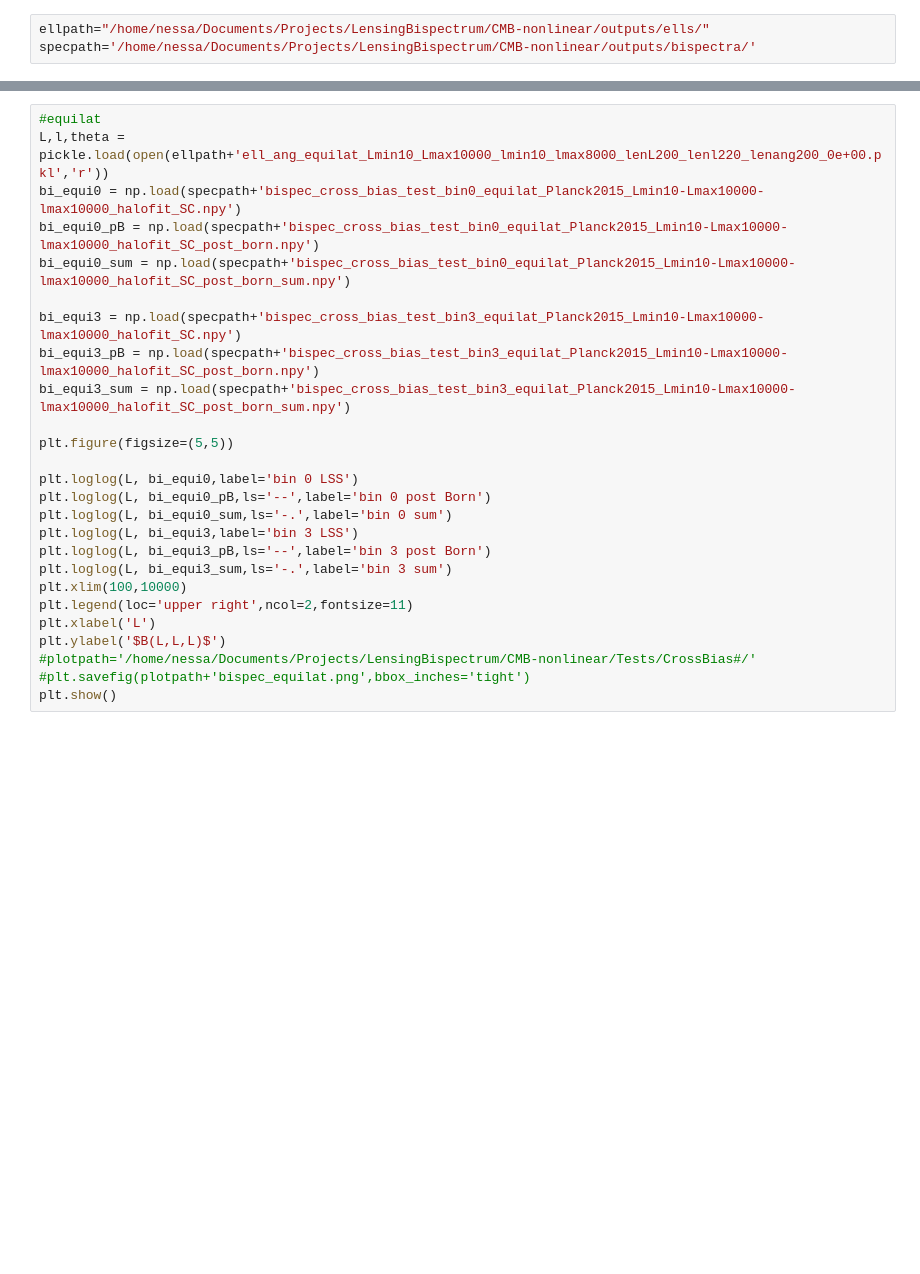
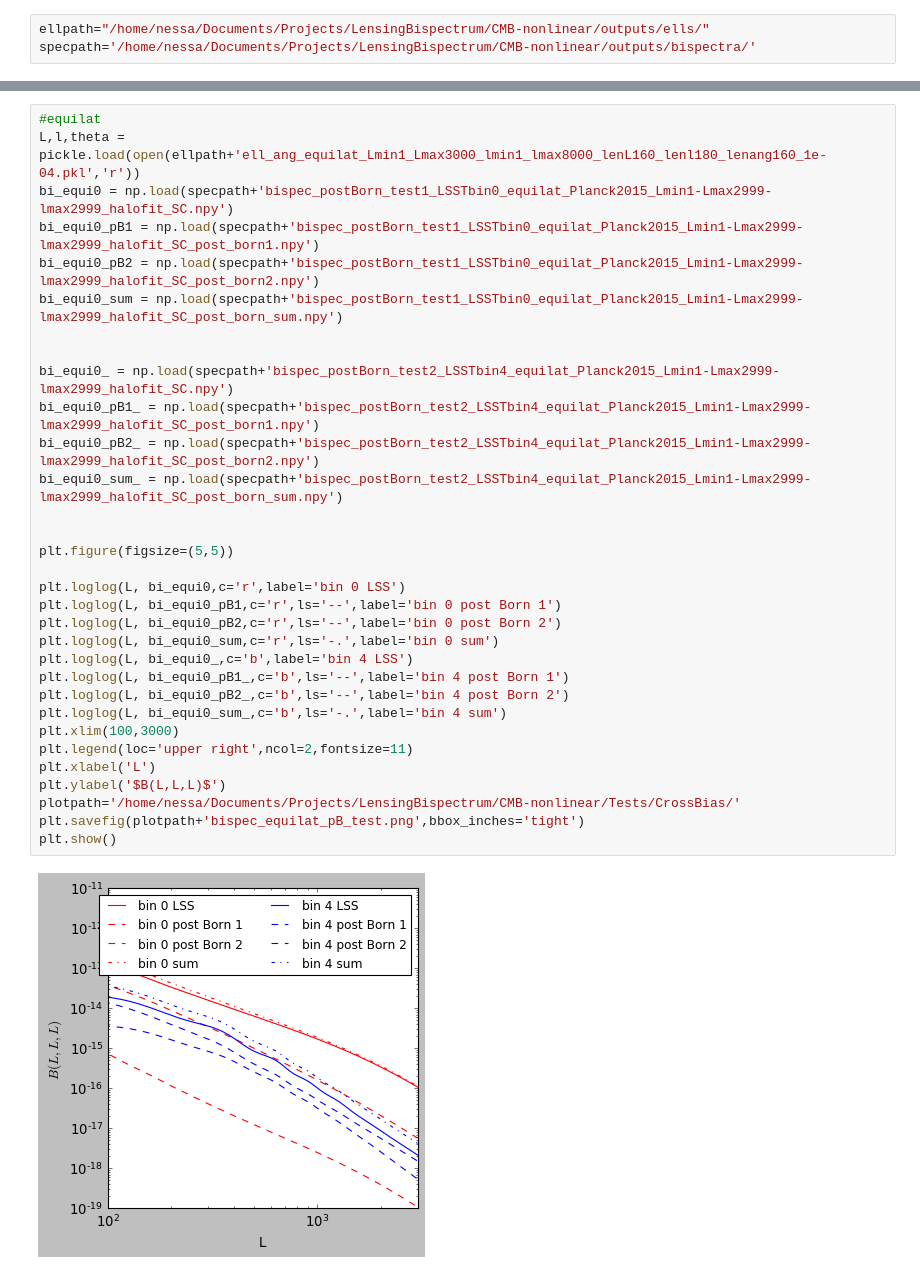
Before and after one commit to VMBoehm/BispectrumBias, a Jupyter notebook: GalaxyCrossBiasTests.ipynb, the cells around one changed output, grey strips where cells are left out. Saved outputs shown, nothing was run; the diff lists cells and outputs as text; blank space fills up the shorter version.

```diff
--- a/GalaxyCrossBiasTests.ipynb
+++ b/GalaxyCrossBiasTests.ipynb
@@ -11,26 +27,34 @@ specpath='/home/nessa/Documents/Projects/LensingBispectrum/CMB-nonlinear/outputs
 # %%
 #equilat
-L,l,theta = pickle.load(open(ellpath+'ell_ang_equilat_Lmin10_Lmax10000_lmin10_lmax8000_lenL200_lenl220_lenang200_0e+00.pkl','r'))
-bi_equi0 = np.load(specpath+'bispec_cross_bias_test_bin0_equilat_Planck2015_Lmin10-Lmax10000-lmax10000_halofit_SC.npy')
-bi_equi0_pB = np.load(specpath+'bispec_cross_bias_test_bin0_equilat_Planck2015_Lmin10-Lmax10000-lmax10000_halofit_SC_post_born.npy')
-bi_equi0_sum = np.load(specpath+'bispec_cross_bias_test_bin0_equilat_Planck2015_Lmin10-Lmax10000-lmax10000_halofit_SC_post_born_sum.npy')
+L,l,theta = pickle.load(open(ellpath+'ell_ang_equilat_Lmin1_Lmax3000_lmin1_lmax8000_lenL160_lenl180_lenang160_1e-04.pkl','r'))
+bi_equi0 = np.load(specpath+'bispec_postBorn_test1_LSSTbin0_equilat_Planck2015_Lmin1-Lmax2999-lmax2999_halofit_SC.npy')
+bi_equi0_pB1 = np.load(specpath+'bispec_postBorn_test1_LSSTbin0_equilat_Planck2015_Lmin1-Lmax2999-lmax2999_halofit_SC_post_born1.npy')
+bi_equi0_pB2 = np.load(specpath+'bispec_postBorn_test1_LSSTbin0_equilat_Planck2015_Lmin1-Lmax2999-lmax2999_halofit_SC_post_born2.npy')
+bi_equi0_sum = np.load(specpath+'bispec_postBorn_test1_LSSTbin0_equilat_Planck2015_Lmin1-Lmax2999-lmax2999_halofit_SC_post_born_sum.npy')
 
-bi_equi3 = np.load(specpath+'bispec_cross_bias_test_bin3_equilat_Planck2015_Lmin10-Lmax10000-lmax10000_halofit_SC.npy')
-bi_equi3_pB = np.load(specpath+'bispec_cross_bias_test_bin3_equilat_Planck2015_Lmin10-Lmax10000-lmax10000_halofit_SC_post_born.npy')
-bi_equi3_sum = np.load(specpath+'bispec_cross_bias_test_bin3_equilat_Planck2015_Lmin10-Lmax10000-lmax10000_halofit_SC_post_born_sum.npy')
+
+bi_equi0_ = np.load(specpath+'bispec_postBorn_test2_LSSTbin4_equilat_Planck2015_Lmin1-Lmax2999-lmax2999_halofit_SC.npy')
+bi_equi0_pB1_ = np.load(specpath+'bispec_postBorn_test2_LSSTbin4_equilat_Planck2015_Lmin1-Lmax2999-lmax2999_halofit_SC_post_born1.npy')
+bi_equi0_pB2_ = np.load(specpath+'bispec_postBorn_test2_LSSTbin4_equilat_Planck2015_Lmin1-Lmax2999-lmax2999_halofit_SC_post_born2.npy')
+bi_equi0_sum_ = np.load(specpath+'bispec_postBorn_test2_LSSTbin4_equilat_Planck2015_Lmin1-Lmax2999-lmax2999_halofit_SC_post_born_sum.npy')
+
 
 plt.figure(figsize=(5,5))
 
-plt.loglog(L, bi_equi0,label='bin 0 LSS')
-plt.loglog(L, bi_equi0_pB,ls='--',label='bin 0 post Born')
-plt.loglog(L, bi_equi0_sum,ls='-.',label='bin 0 sum')
-plt.loglog(L, bi_equi3,label='bin 3 LSS')
-plt.loglog(L, bi_equi3_pB,ls='--',label='bin 3 post Born')
-plt.loglog(L, bi_equi3_sum,ls='-.',label='bin 3 sum')
-plt.xlim(100,10000)
+plt.loglog(L, bi_equi0,c='r',label='bin 0 LSS')
+plt.loglog(L, bi_equi0_pB1,c='r',ls='--',label='bin 0 post Born 1')
+plt.loglog(L, bi_equi0_pB2,c='r',ls='--',label='bin 0 post Born 2')
+plt.loglog(L, bi_equi0_sum,c='r',ls='-.',label='bin 0 sum')
+plt.loglog(L, bi_equi0_,c='b',label='bin 4 LSS')
+plt.loglog(L, bi_equi0_pB1_,c='b',ls='--',label='bin 4 post Born 1')
+plt.loglog(L, bi_equi0_pB2_,c='b',ls='--',label='bin 4 post Born 2')
+plt.loglog(L, bi_equi0_sum_,c='b',ls='-.',label='bin 4 sum')
+plt.xlim(100,3000)
 plt.legend(loc='upper right',ncol=2,fontsize=11)
 plt.xlabel('L')
 plt.ylabel('$B(L,L,L)$')
-#plotpath='/home/nessa/Documents/Projects/LensingBispectrum/CMB-nonlinear/Tests/CrossBias#/'
-#plt.savefig(plotpath+'bispec_equilat.png',bbox_inches='tight')
+plotpath='/home/nessa/Documents/Projects/LensingBispectrum/CMB-nonlinear/Tests/CrossBias/'
+plt.savefig(plotpath+'bispec_equilat_pB_test.png',bbox_inches='tight')
 plt.show()
+# %% [output]
+[figure, added]
```
Also changed, not shown: parts of 2 cells of this notebook, 2 other files.
